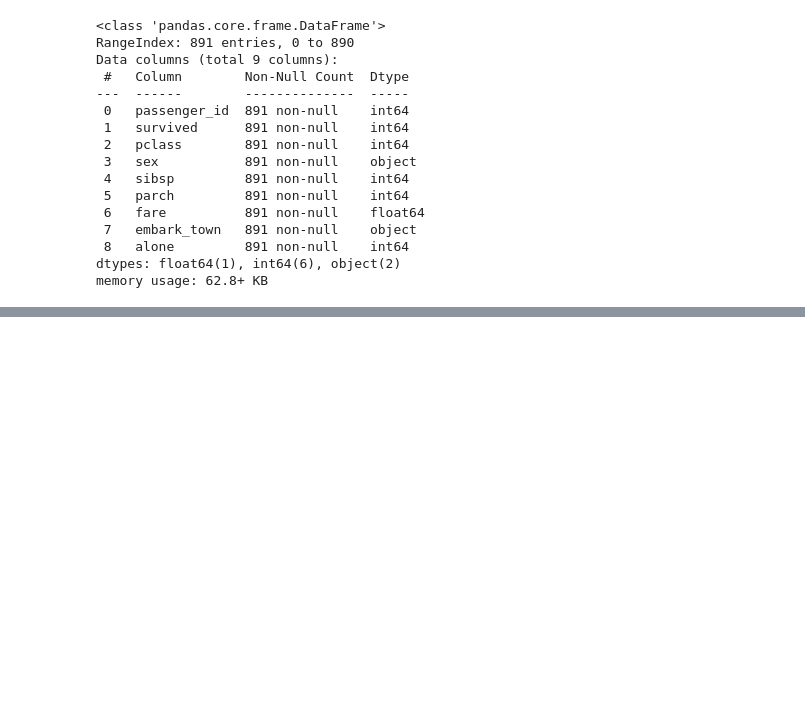
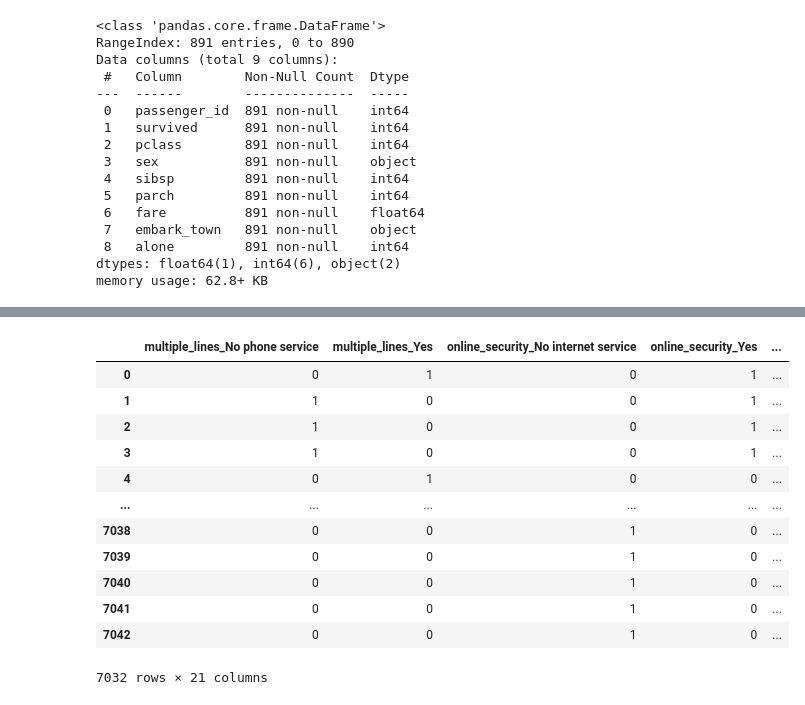
Before and after one commit to Jonessn22/classification-exercises, a Jupyter notebook: data_prep_exercises.ipynb, the cells around one changed output, grey strips where cells are left out. Cells and saved outputs as stored; diff of their text form; code cells hidden in the pictures; blank space fills up the shorter version.

```diff
--- a/data_prep_exercises.ipynb
+++ b/data_prep_exercises.ipynb
@@ -226,0 +362,36 @@ memory usage: 62.8+ KB
+# %%
+# encoding
+
+df_telco['gender_encoded'] = df_telco.gender.map({'Female': 1, 'Male': 0})
+df_telco['partner_encoded'] = df_telco.partner.map({'Yes': 1, 'No': 0})
+df_telco['dependents_encoded'] = df_telco.dependents.map({'Yes': 1, 'No': 1})
+df_telco['phone_service_encoded'] = df_telco.phone_service.map({'Yes': 1, 'No': 0})
+df_telco['paperless_billing_encoded'] = df_telco.paperless_billing.map({'Yes': 1, 'No': 0})
+df_telco['churn_encoded'] = df_telco.churn.map({'Yes': 1, 'No': 0})
+# %%
+dummy_df = pd.get_dummies(df_telco[['multiple_lines', \
+                              'online_security', \
+                              'online_backup', \
+                              'device_protection', \
+                              'tech_support', \
+                              'streaming_tv', \
+                              'streaming_movies', \
+                              'contract_type', \
+                              'internet_service_type', \
+                              'payment_type']], dummy_na=False, \
+                              drop_first=True)
+dummy_df
+# %% [output]
+|  | multiple_lines_No phone service | multiple_lines_Yes | online_security_No internet service | online_security_Yes | ... |
+| 0 | 0 | 1 | 0 | 1 | ... |
+| 1 | 1 | 0 | 0 | 1 | ... |
+| 2 | 1 | 0 | 0 | 1 | ... |
+| 3 | 1 | 0 | 0 | 1 | ... |
+| 4 | 0 | 1 | 0 | 0 | ... |
+| ... | ... | ... | ... | ... | ... |
+| 7038 | 0 | 0 | 1 | 0 | ... |
+| 7039 | 0 | 0 | 1 | 0 | ... |
+| 7040 | 0 | 0 | 1 | 0 | ... |
+| 7041 | 0 | 0 | 1 | 0 | ... |
+| 7042 | 0 | 0 | 1 | 0 | ... |
+7032 rows × 21 columns
```
Also changed, not shown: parts of 20 cells of this notebook, 1 other file.
